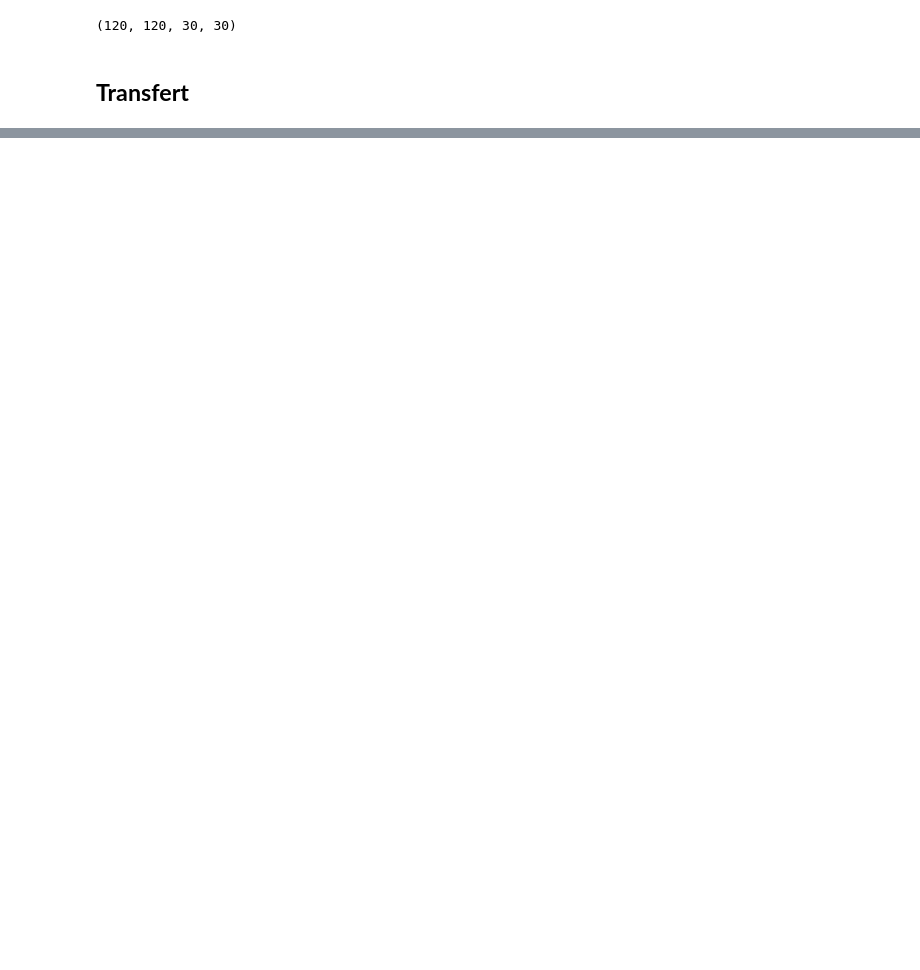
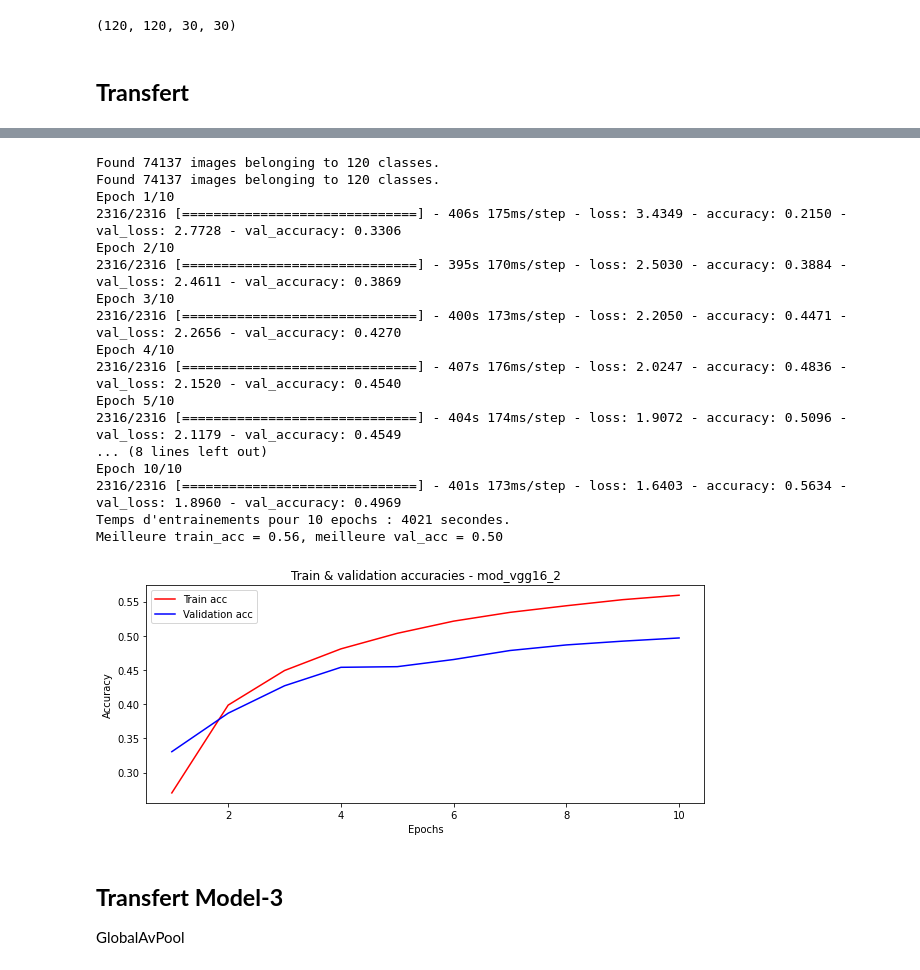
Before and after one commit to MarcLefevreFr/OpenClassrooms, a Jupyter notebook: P6/P6_TL_01.ipynb, the cells around one changed output, grey strips where cells are left out. Saved outputs shown, nothing was run; the diff lists cells and outputs as text; code cells hidden in the pictures; blank space fills up the shorter version.

```diff
--- a/P6/P6_TL_01.ipynb
+++ b/P6/P6_TL_01.ipynb
@@ -199,0 +293,13 @@ _________________________________________________________________
+# %%
+BATCH = 32
+SEED = 47
+NB_TRAIN = 74137 # nb original
+#NB_TRAIN_light = 4917 # nb original
+
+TRAIN_STEPS = NB_TRAIN // BATCH
+#TRAIN_STEPS_light = NB_TRAIN_light // BATCH
+
+VAL_STEPS = TRAIN_STEPS // 5
+#VAL_STEPS_light = TRAIN_STEPS_light // 5
+
+print(TRAIN_STEPS, VAL_STEPS)
@@ -199,0 +337,24 @@ _________________________________________________________________
+# %%
+# import vgg16 sans les couches denses
+model_VGG16_2 = VGG16(weights = 'imagenet', include_top = False, input_shape = (224,224,3))
+
+# définition de la sortie du model convo
+# on zappe la dernière couche de pooling qui rendrait des images trop petites
+
+for layer in model_VGG16_2.layers :
+    layer.trainable = False
+# %%
+# partie dense
+# entrée
+x = model_VGG16_2.output
+# applatissement
+x = GlobalMaxPool2D()(x)
+# dense 120 avec RelU
+#x = Dense(120, activation = "relu")(x)
+# dropout
+# x = Dropout(0.1)(x)
+# couche Dense 120 sortie
+preds = Dense(120, activation = "softmax")(x)
+# %%
+mod_VGG16_2 = Model(inputs = model_VGG16_2.input, outputs = preds)
+mod_VGG16_2.summary()
@@ -199,0 +379,22 @@ _________________________________________________________________
+# %%
+train_gen, val_gen = create_generator(BATCH, PATH_TRAIN, (224, 224))
+modelize(mod_VGG16_2, 10, train_gen, val_gen,  TRAIN_STEPS, VAL_STEPS, "mod_vgg16_2", "adam", 1)
+# %% [output]
+Found 74137 images belonging to 120 classes.
+Found 74137 images belonging to 120 classes.
+Epoch 1/10
+2316/2316 [==============================] - 406s 175ms/step - loss: 3.4349 - accuracy: 0.2150 - val_loss: 2.7728 - val_accuracy: 0.3306
+Epoch 2/10
+2316/2316 [==============================] - 395s 170ms/step - loss: 2.5030 - accuracy: 0.3884 - val_loss: 2.4611 - val_accuracy: 0.3869
+Epoch 3/10
+2316/2316 [==============================] - 400s 173ms/step - loss: 2.2050 - accuracy: 0.4471 - val_loss: 2.2656 - val_accuracy: 0.4270
+Epoch 4/10
+2316/2316 [==============================] - 407s 176ms/step - loss: 2.0247 - accuracy: 0.4836 - val_loss: 2.1520 - val_accuracy: 0.4540
+Epoch 5/10
+2316/2316 [==============================] - 404s 174ms/step - loss: 1.9072 - accuracy: 0.5096 - val_loss: 2.1179 - val_accuracy: 0.4549
+... (8 lines left out)
+Epoch 10/10
+2316/2316 [==============================] - 401s 173ms/step - loss: 1.6403 - accuracy: 0.5634 - val_loss: 1.8960 - val_accuracy: 0.4969
+Temps d'entrainements pour 10 epochs : 4021 secondes.
+Meilleure train_acc = 0.56, meilleure val_acc = 0.50
+[figure, added]
@@ -199,0 +403,3 @@ _________________________________________________________________
+# %% [markdown]
+## **Transfert Model-3**<br>
+GlobalAvPool
```
Also changed, not shown: parts of 47 cells of this notebook.
